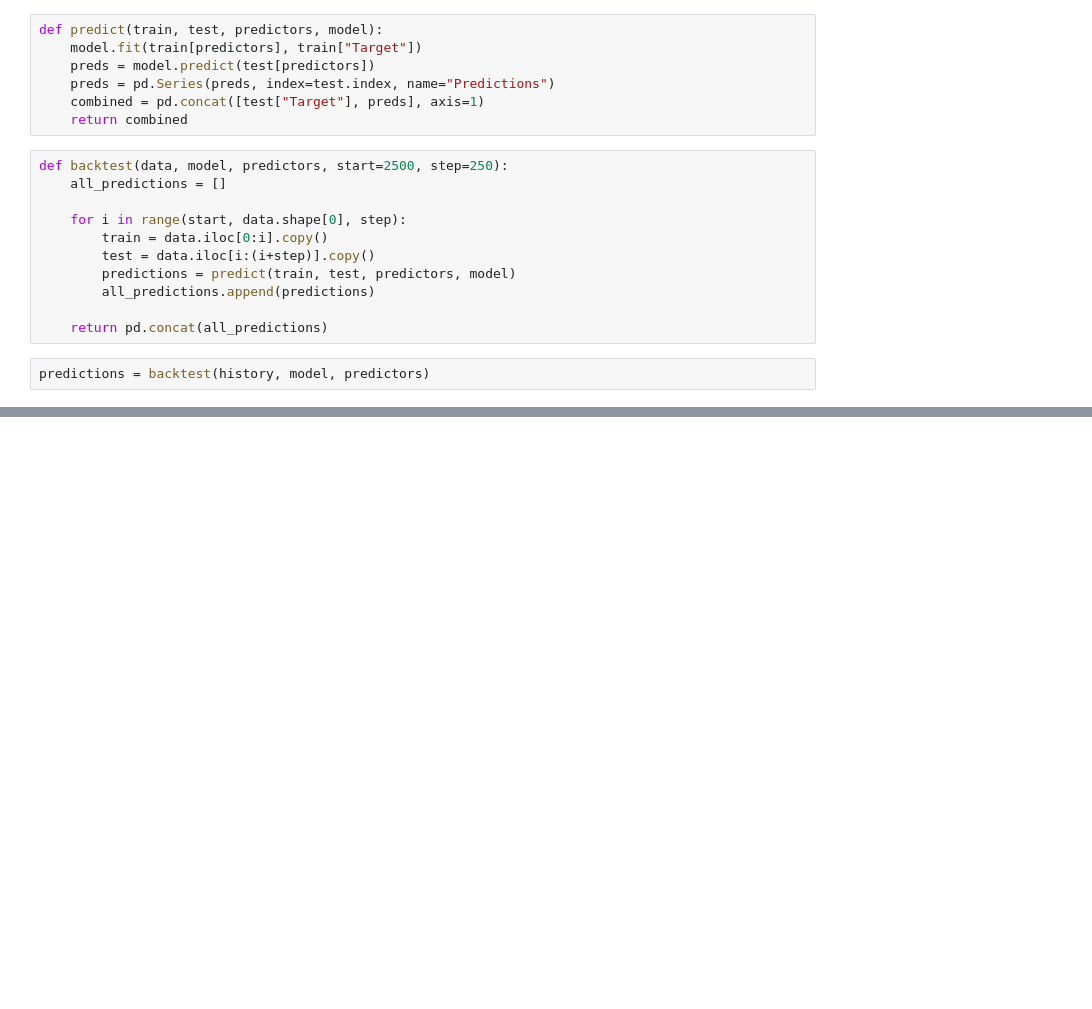
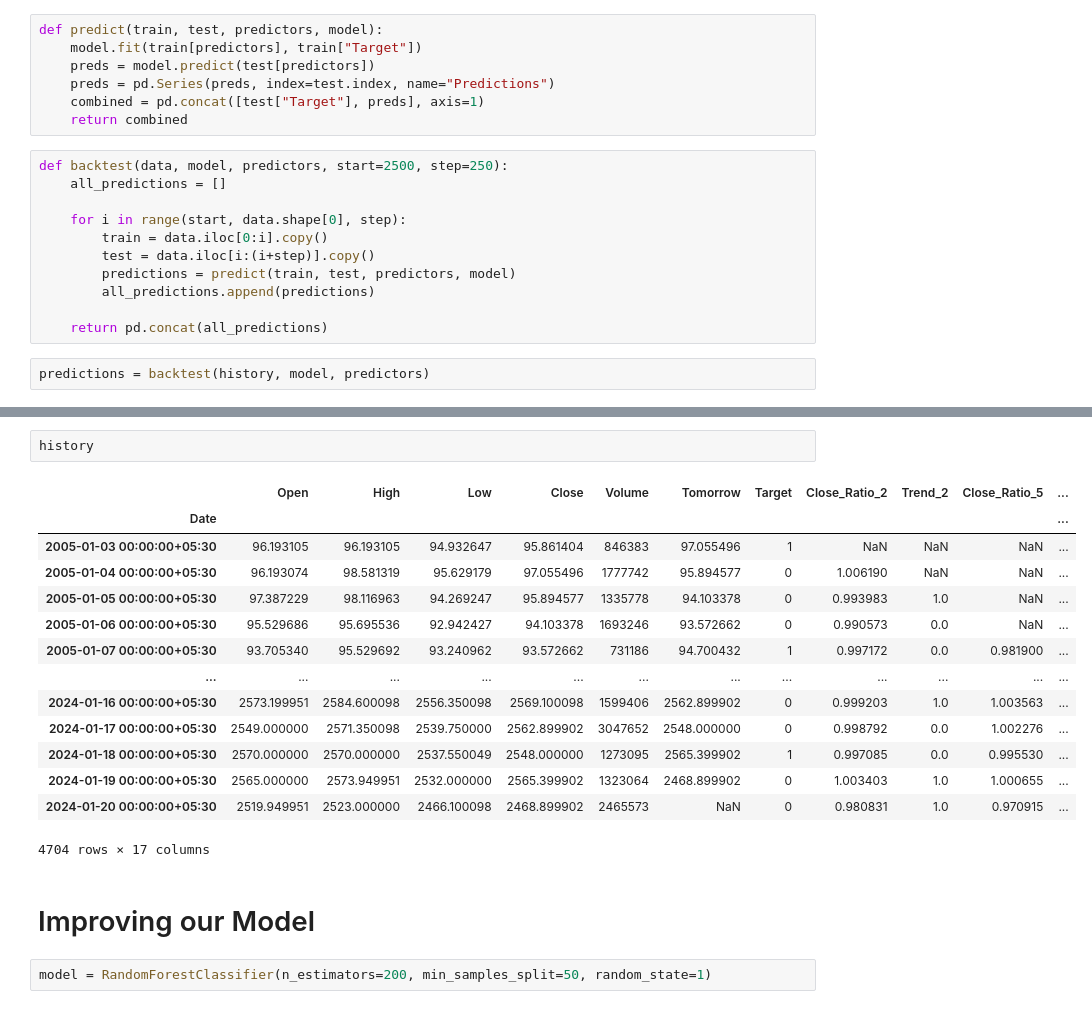
Before and after one commit to Aditya-y9/StockMarketML, a Jupyter notebook: StockMarketML.ipynb, the cells around one changed output, grey strips where cells are left out. Saved outputs shown, nothing was run; the diff lists cells and outputs as text; blank space fills up the shorter version.

```diff
--- a/StockMarketML.ipynb
+++ b/StockMarketML.ipynb
@@ -238,0 +265,21 @@ precision_score(predictions["Target"], predictions["Predictions"])
+# %%
+history
+# %% [output]
+|  | Open | High | Low | Close | Volume | Tomorrow | Target | Close_Ratio_2 | Trend_2 | Close_Ratio_5 | ... |
+| Date |  |  |  |  |  |  |  |  |  |  | ... |
+| 2005-01-03 00:00:00+05:30 | 96.193105 | 96.193105 | 94.932647 | 95.861404 | 846383 | 97.055496 | 1 | NaN | NaN | NaN | ... |
+| 2005-01-04 00:00:00+05:30 | 96.193074 | 98.581319 | 95.629179 | 97.055496 | 1777742 | 95.894577 | 0 | 1.006190 | NaN | NaN | ... |
+| 2005-01-05 00:00:00+05:30 | 97.387229 | 98.116963 | 94.269247 | 95.894577 | 1335778 | 94.103378 | 0 | 0.993983 | 1.0 | NaN | ... |
+| 2005-01-06 00:00:00+05:30 | 95.529686 | 95.695536 | 92.942427 | 94.103378 | 1693246 | 93.572662 | 0 | 0.990573 | 0.0 | NaN | ... |
+| 2005-01-07 00:00:00+05:30 | 93.705340 | 95.529692 | 93.240962 | 93.572662 | 731186 | 94.700432 | 1 | 0.997172 | 0.0 | 0.981900 | ... |
+| ... | ... | ... | ... | ... | ... | ... | ... | ... | ... | ... | ... |
+| 2024-01-16 00:00:00+05:30 | 2573.199951 | 2584.600098 | 2556.350098 | 2569.100098 | 1599406 | 2562.899902 | 0 | 0.999203 | 1.0 | 1.003563 | ... |
+| 2024-01-17 00:00:00+05:30 | 2549.000000 | 2571.350098 | 2539.750000 | 2562.899902 | 3047652 | 2548.000000 | 0 | 0.998792 | 0.0 | 1.002276 | ... |
+| 2024-01-18 00:00:00+05:30 | 2570.000000 | 2570.000000 | 2537.550049 | 2548.000000 | 1273095 | 2565.399902 | 1 | 0.997085 | 0.0 | 0.995530 | ... |
+| 2024-01-19 00:00:00+05:30 | 2565.000000 | 2573.949951 | 2532.000000 | 2565.399902 | 1323064 | 2468.899902 | 0 | 1.003403 | 1.0 | 1.000655 | ... |
+| 2024-01-20 00:00:00+05:30 | 2519.949951 | 2523.000000 | 2466.100098 | 2468.899902 | 2465573 | NaN | 0 | 0.980831 | 1.0 | 0.970915 | ... |
+4704 rows × 17 columns
+# %% [markdown]
+# Improving our Model
+# %%
+model = RandomForestClassifier(n_estimators=200, min_samples_split=50, random_state=1)
```
Also changed, not shown: parts of 15 cells of this notebook.
